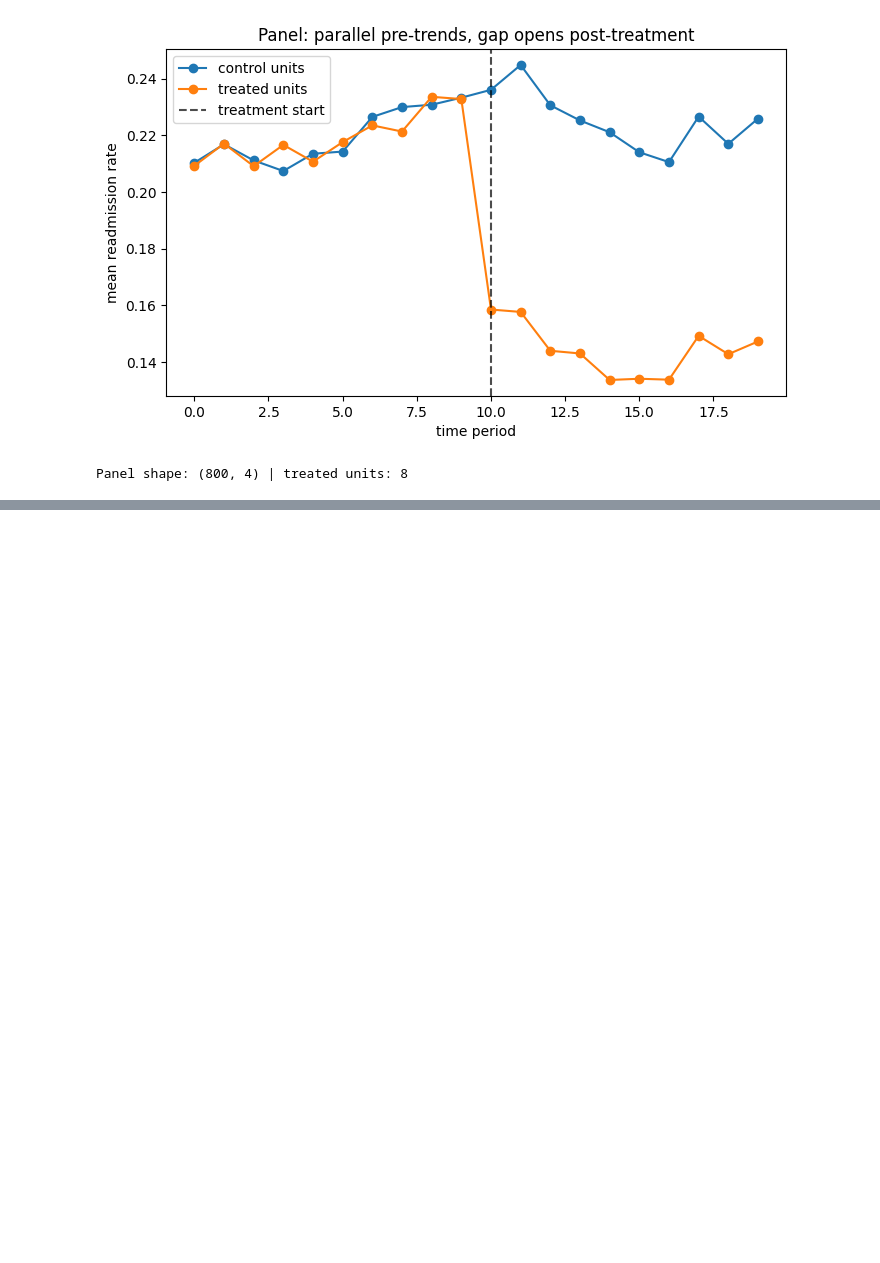
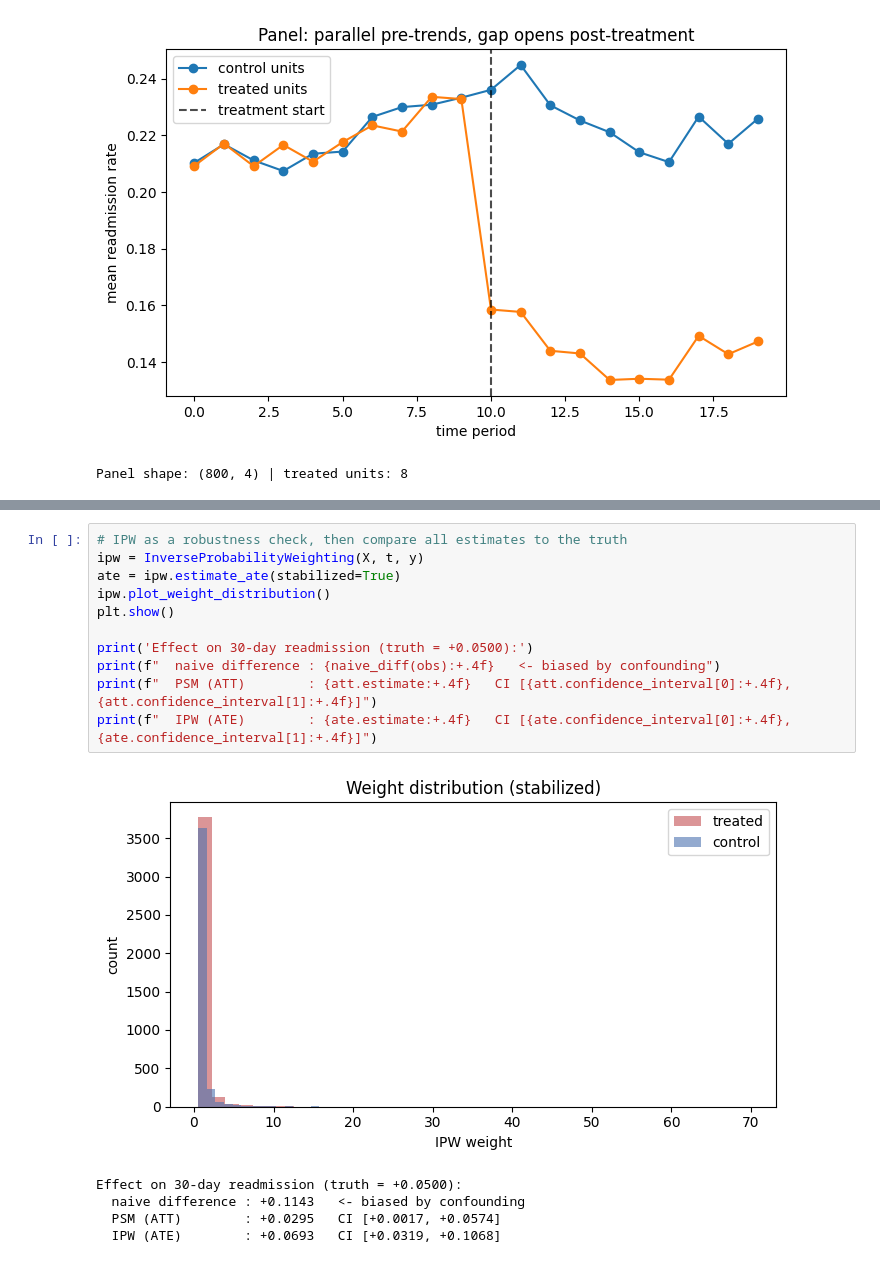
Before and after one commit to cbrackeen05/causal-inference-clinical, a Jupyter notebook: notebooks/dev_walkthrough.ipynb, the cells around one changed output, grey strips where cells are left out. Drawn from its saved outputs; the diff is of its cells as text; blank space fills up the shorter version.

```diff
--- a/notebooks/dev_walkthrough.ipynb
+++ b/notebooks/dev_walkthrough.ipynb
@@ -143,0 +193,17 @@ Panel shape: (800, 4) | treated units: 8
+# %%
+# IPW as a robustness check, then compare all estimates to the truth
+ipw = InverseProbabilityWeighting(X, t, y)
+ate = ipw.estimate_ate(stabilized=True)
+ipw.plot_weight_distribution()
+plt.show()
+
+print('Effect on 30-day readmission (truth = +0.0500):')
+print(f"  naive difference : {naive_diff(obs):+.4f}   <- biased by confounding")
+print(f"  PSM (ATT)        : {att.estimate:+.4f}   CI [{att.confidence_interval[0]:+.4f}, {att.confidence_interval[1]:+.4f}]")
+print(f"  IPW (ATE)        : {ate.estimate:+.4f}   CI [{ate.confidence_interval[0]:+.4f}, {ate.confidence_interval[1]:+.4f}]")
+# %% [output]
+[figure, added]
+Effect on 30-day readmission (truth = +0.0500):
+  naive difference : +0.1143   <- biased by confounding
+  PSM (ATT)        : +0.0295   CI [+0.0017, +0.0574]
+  IPW (ATE)        : +0.0693   CI [+0.0319, +0.1068]
```
Also changed, not shown: parts of 3 cells of this notebook, 3 other files.
